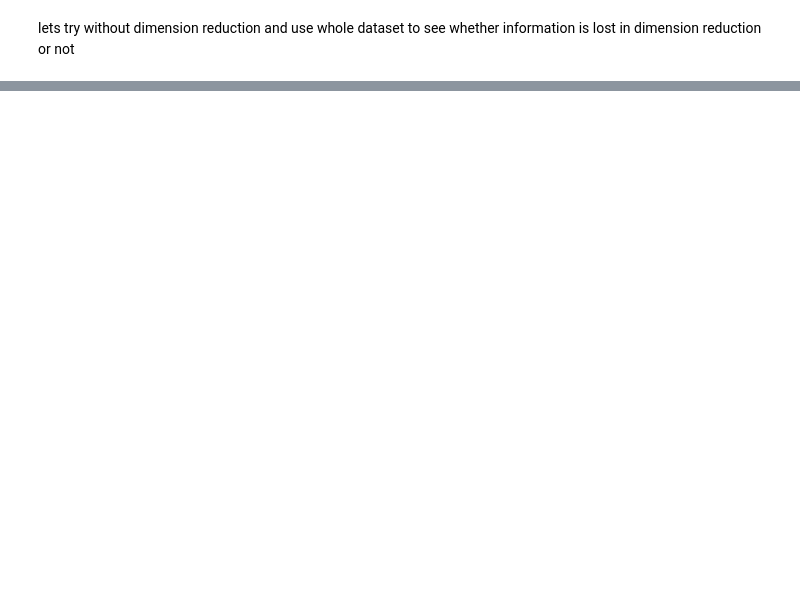
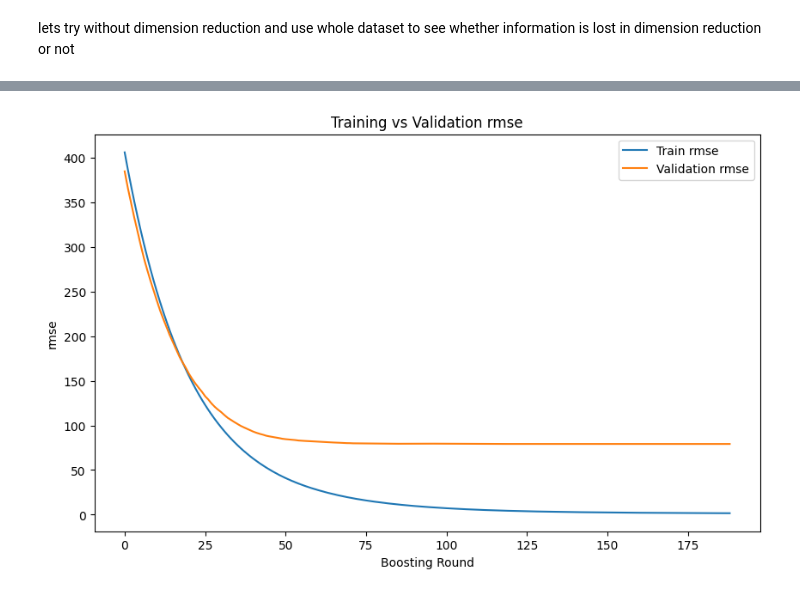
Before and after one commit to MertKir-R/energy_consumption_prediction, a Jupyter notebook: notebooks/world_energy_consumption.ipynb, the cells around one changed output, grey strips where cells are left out. Saved outputs shown, nothing was run; the diff lists cells and outputs as text; code cells hidden in the pictures; blank space fills up the shorter version.

```diff
--- a/notebooks/world_energy_consumption.ipynb
+++ b/notebooks/world_energy_consumption.ipynb
@@ -1132,0 +1229,18 @@ Name: count, dtype: int64
+# %%
+reg_xgb = xgb.XGBRegressor(objective="reg:squarederror",
+                            n_estimators = 500,
+                            learning_rate = 0.05,
+                            max_depth = 8,
+                            gamma = 0.1, # this is pruning the tree. Sets a threshold for how much a split must improve the model to be allowed. Node will be pruned if gain from the split is smaller than gamma and this will also avoid overfitting
+                            reg_lambda = 1.5, # this is for reducing the output value, the model will converge slowly but steadily and overfitting will be reduced
+                            seed = 42,
+                            early_stopping_rounds = 50,
+                            eval_metric=["rmse"])
+
+
+reg_xgb.fit(X_train, y_train,
+            verbose = True,
+            eval_set = [(X_train, y_train), (X_val, y_val)],
+            )
+
+evals_result = reg_xgb.evals_result()
@@ -1132,0 +1265,4 @@ Name: count, dtype: int64
+# %%
+plot_history(evals_result, metric = 'rmse')
+# %% [output]
+[figure, added]
```
Also changed, not shown: parts of 51 cells of this notebook.
